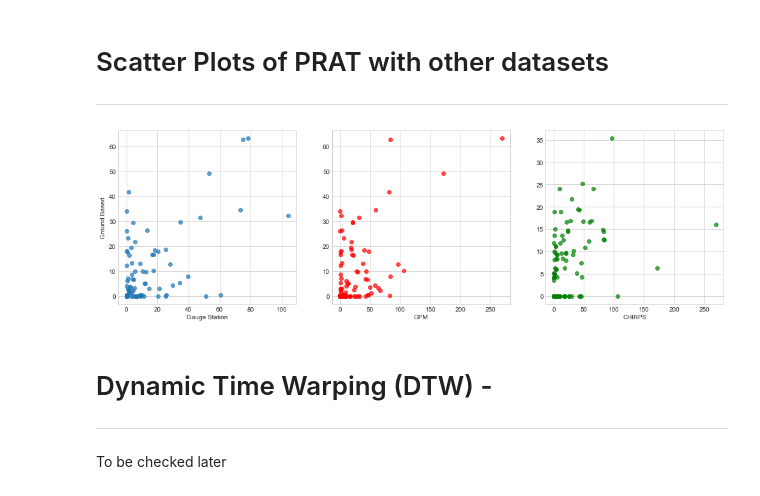
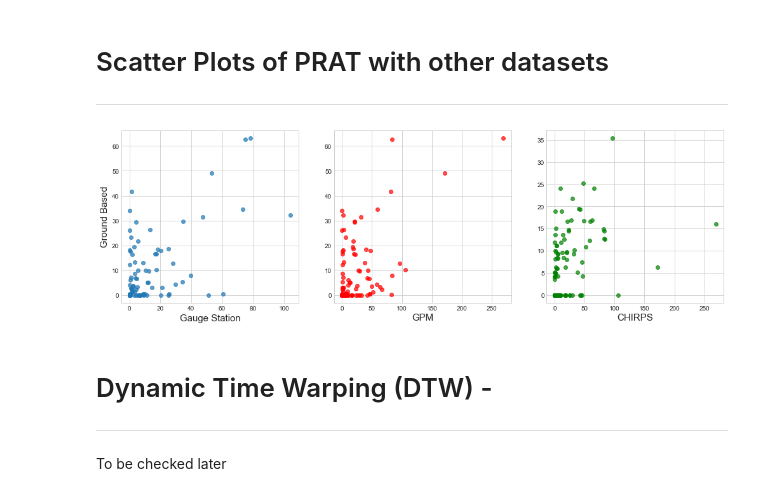
Before and after one commit to dsaharia/PRAT-Rainfall, a Jupyter notebook: imager-rainfall/01_Singapore_prat.ipynb, the cells around one changed output. Drawn from its saved outputs; the diff is of its cells as text; code cells hidden in the pictures.

```diff
--- a/imager-rainfall/01_Singapore_prat.ipynb
+++ b/imager-rainfall/01_Singapore_prat.ipynb
@@ -246,18 +246,18 @@ pd.merge(
 # %%
 plt.figure(figsize=(17,5))
 plt.subplot(1,3,1)
 plt.scatter(monsoon_gauge['rainfall_rate'], monsoon_prat['rainfall_rate'], alpha=0.7)
-plt.xlabel('Gauge Station')
-plt.ylabel('Ground Based')
+plt.xlabel('Gauge Station', fontsize=15)
+plt.ylabel('Ground Based', fontsize=15)
 plt.subplot(1,3,2)
 plt.scatter(monsoon_gpm['precipitationCal'], monsoon_prat['rainfall_rate'], alpha=0.7, c='r')
-plt.xlabel('GPM')
+plt.xlabel('GPM', fontsize=15)
 plt.subplot(1,3,3)
 plt.scatter(monsoon_gpm['precipitationCal'], monsoon_chirps['precip'], alpha=0.7, c='g')
-plt.xlabel('CHIRPS')
+plt.xlabel('CHIRPS', fontsize=15)
 plt.savefig('Figures/monsoon_scatter.pdf');
 # %% [output]
-[figure, old version]
+[figure, new version]
 # %% [markdown]
 # Dynamic Time Warping (DTW) -
 ---
```
Also changed, not shown: parts of 3 cells of this notebook.
